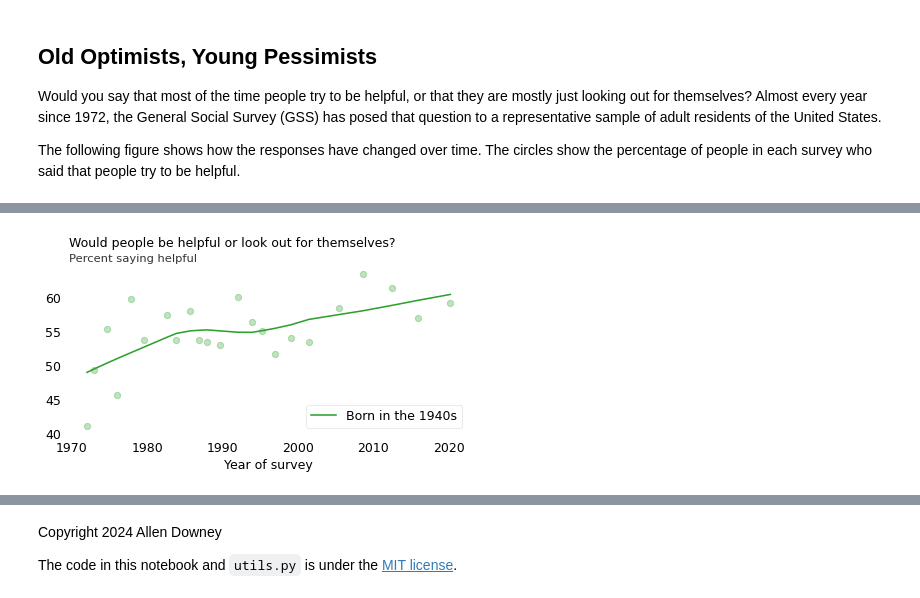
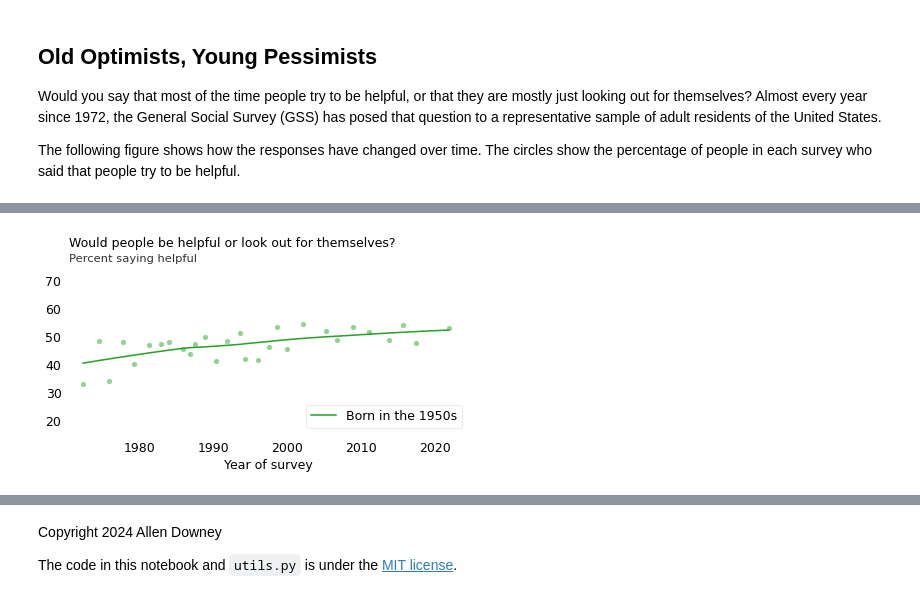
Before and after one commit to AllenDowney/ProbablyOverthinkingIt, a Jupyter notebook: examples/optimism.ipynb, the cells around one changed output, grey strips where cells are left out. Drawn from its saved outputs; the diff is of its cells as text; code cells hidden in the pictures.

```diff
--- a/examples/optimism.ipynb
+++ b/examples/optimism.ipynb
@@ -123,0 +109,6 @@ Name: count, dtype: int64
+# %%
+bins = np.arange(1879, 2011, 10)
+labels = bins[:-1] + 1
+
+gss["cohort10"] = pd.cut(gss["cohort"], bins, labels=labels)
+gss["cohort10"].value_counts(dropna=False).sort_index()
@@ -123,0 +180,18 @@ Name: count, dtype: int64
+# %%
+xlim = [1970.5, 2024.5]
+
+
+def plot_by_year(varname, yvalue):
+    xtab = pd.crosstab(gss["year"], gss[varname], normalize="index")
+
+    by_year = xtab[yvalue] * 100
+    by_year.name = varname
+
+    plot_series_lowess(by_year, plot_series=True, color="C0", label="")
+
+    decorate(
+        xlabel="Year of survey",
+        xlim=xlim,
+        ylim=ylim,
+    )
+    plot_titles(title, subtitle)
@@ -191,6 +283,6 @@ or that they are mostly just looking out for themselves?
 
 title = "Would people be helpful or look out for themselves?"
 subtitle = "Percent saying helpful"
-ylim = [25, 75]
+ylim = [15, 75]
 # %% [output]
 [interactive output not drawn]
@@ -266,0 +301,9 @@ del table[1900]
+# %%
+from utils import make_table
+
+subset = gss.dropna(subset=["cohort"]).copy()
+subset["cohort10"] = subset["cohort10"].astype(int)
+
+table = make_table(subset, "year", varname, "cohort10", selected_value)
+del table[1890]
+del table[1900]
@@ -267,12 +312,9 @@ del table[1900]
 # %%
-plot_series_lowess(table[1940], plot_series=True, color="C2", label="Born in the 1940s")
+plot_series_lowess(table[1950], plot_series=True, color="C2", label="Born in the 1950s")
 
 plot_titles(title, subtitle)
-decorate(
-    xlabel="Year of survey",
-    ylim=ylim,
-    loc='lower right'
-)
+decorate(xlabel="Year of survey", ylim=ylim, xlim=xlim, loc="lower right")
+plt.savefig(f"optimism_{varname}_one_cohort", dpi=300)
 # %% [output]
-[figure, old version]
+[figure, new version]
 [interactive output not drawn]
```
Also changed, not shown: parts of 54 cells of this notebook.
